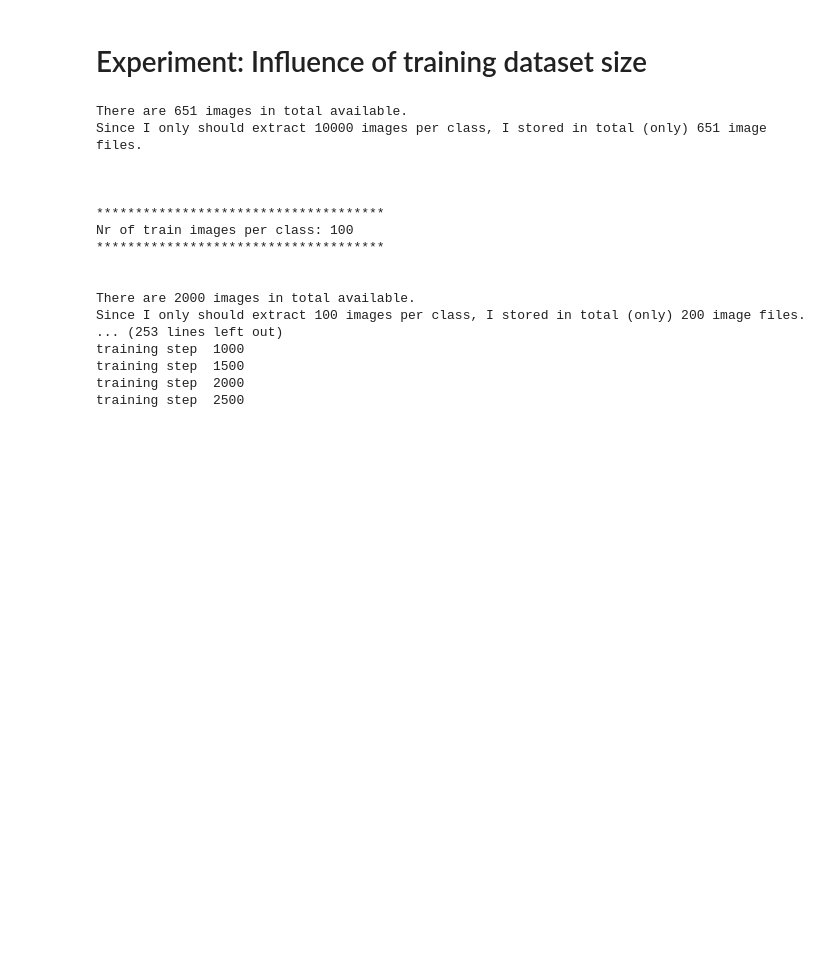
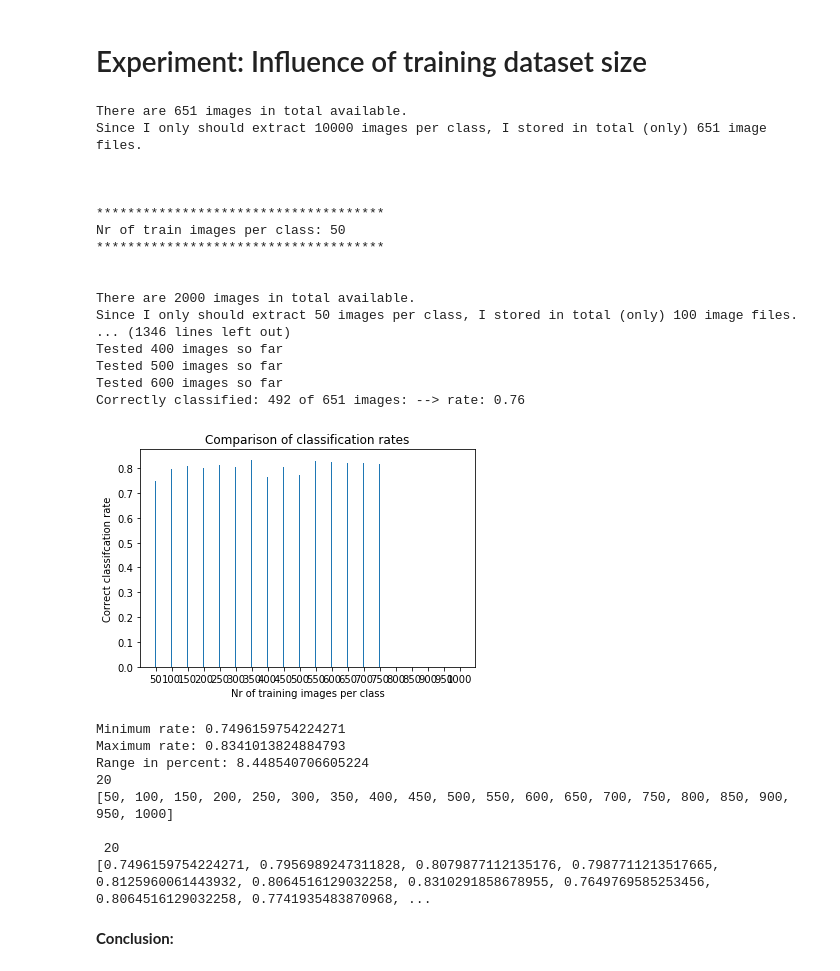
Before and after one commit to b3n3d17/DeepLearningCourse, a Jupyter notebook: exercises/03_cnn_exps/cnn_exps_SOLUTON.ipynb, the cells around one changed output. Cells and saved outputs as stored; diff of their text form; code cells hidden in the pictures; blank space fills up the shorter version.

```diff
--- a/exercises/03_cnn_exps/cnn_exps_SOLUTON.ipynb
+++ b/exercises/03_cnn_exps/cnn_exps_SOLUTON.ipynb
@@ -500,8 +517,8 @@ test_img_provider = image_provider( test_folder,
 # 2. for all CNN models to generate...
 train_dataset_sizes = []
 classification_rates = []
-STEP_SIZE = 100
-for nr_train_imgs_per_class in range(STEP_SIZE,1000,STEP_SIZE):
+STEP_SIZE = 50
+for nr_train_imgs_per_class in range(STEP_SIZE,1001,STEP_SIZE):
 
     print("\n\n")
     print("*************************************")
@@ -530,6 +547,12 @@ for nr_train_imgs_per_class in range(STEP_SIZE,1000,STEP_SIZE):
     np.random.seed(0)
     my_cnn = build_cnn_model(THE_INPUT_IMG_SHAPE,
                              train_img_provider.nr_classes)
+    print("Here are the filter weights of the "
+          "first conv filter in layer 0:")
+    filter_weights_layer0 = my_cnn.layers[0].get_weights()[0]
+    filter0_weights = filter_weights_layer0[:,:,:,0]
+    print( filter0_weights.shape )
+    print( filter0_weights )
 
     # 2.3 train the CNN model
     train_cnn(my_cnn, train_img_provider, 5000)
@@ -541,7 +564,7 @@ for nr_train_imgs_per_class in range(STEP_SIZE,1000,STEP_SIZE):
                                show_example_predictions)
 
     # 2.5 store classification rate
-    train_dataset_sizes.append( nr_images_to_retrieve_per_class )
+    train_dataset_sizes.append( nr_train_imgs_per_class )
     classification_rates.append( corr_class_rate )
 # %% [output]
 There are 651 images in total available.
@@ -550,31 +573,58 @@ Since I only should extract 10000 images per class, I stored in total (only) 651
 
 
 *************************************
-Nr of train images per class: 100
+Nr of train images per class: 50
 *************************************
 
 
 There are 2000 images in total available.
-Since I only should extract 100 images per class, I stored in total (only) 200 image files.
-... (253 lines left out)
-training step  1000
-training step  1500
-training step  2000
-training step  2500
+Since I only should extract 50 images per class, I stored in total (only) 100 image files.
+... (1346 lines left out)
+Tested 400 images so far
+Tested 500 images so far
+Tested 600 images so far
+Correctly classified: 492 of 651 images: --> rate: 0.76
 # %%
+def plt_resize_text(labelsize, titlesize):
+    ax = plt.subplot()
+    for ticklabel in (ax.get_xticklabels()):
+        ticklabel.set_fontsize(labelsize)
+    for ticklabel in (ax.get_yticklabels()):
+        ticklabel.set_fontsize(labelsize)
+    ax.xaxis.get_label().set_fontsize(labelsize)
+    ax.yaxis.get_label().set_fontsize(labelsize)
+    ax.title.set_fontsize(titlesize)
+
 # Show comparison of different models as bar diagram
+plt.close("all")
 plt.xticks(train_dataset_sizes)
 plt.bar(train_dataset_sizes, classification_rates)
 plt.title("Comparison of classification rates")
 plt.xlabel("Nr of training images per class")
 plt.ylabel("Correct classifcation rate")
+#plt_resize_text(8,15)
 plt.show()
 
 min_rate = min(classification_rates)
 max_rate = max(classification_rates)
 
 print("Minimum rate:", min_rate)
 print("Maximum rate:", max_rate)
 print("Range in percent:", (max_rate-min_rate)*100.0)
 
-print("\n",classification_rates)
+print(len(train_dataset_sizes))
+print(train_dataset_sizes)
+print("\n",len(classification_rates))
+print(classification_rates)
+# %% [output]
+[figure, added]
+Minimum rate: 0.7496159754224271
+Maximum rate: 0.8341013824884793
+Range in percent: 8.448540706605224
+20
+[50, 100, 150, 200, 250, 300, 350, 400, 450, 500, 550, 600, 650, 700, 750, 800, 850, 900, 950, 1000]
+
+ 20
+[0.7496159754224271, 0.7956989247311828, 0.8079877112135176, 0.7987711213517665, 0.8125960061443932, 0.8064516129032258, 0.8310291858678955, 0.7649769585253456, 0.8064516129032258, 0.7741935483870968, ...
+# %% [markdown]
+**Conclusion:**
```
Also changed, not shown: parts of 5 cells of this notebook.
